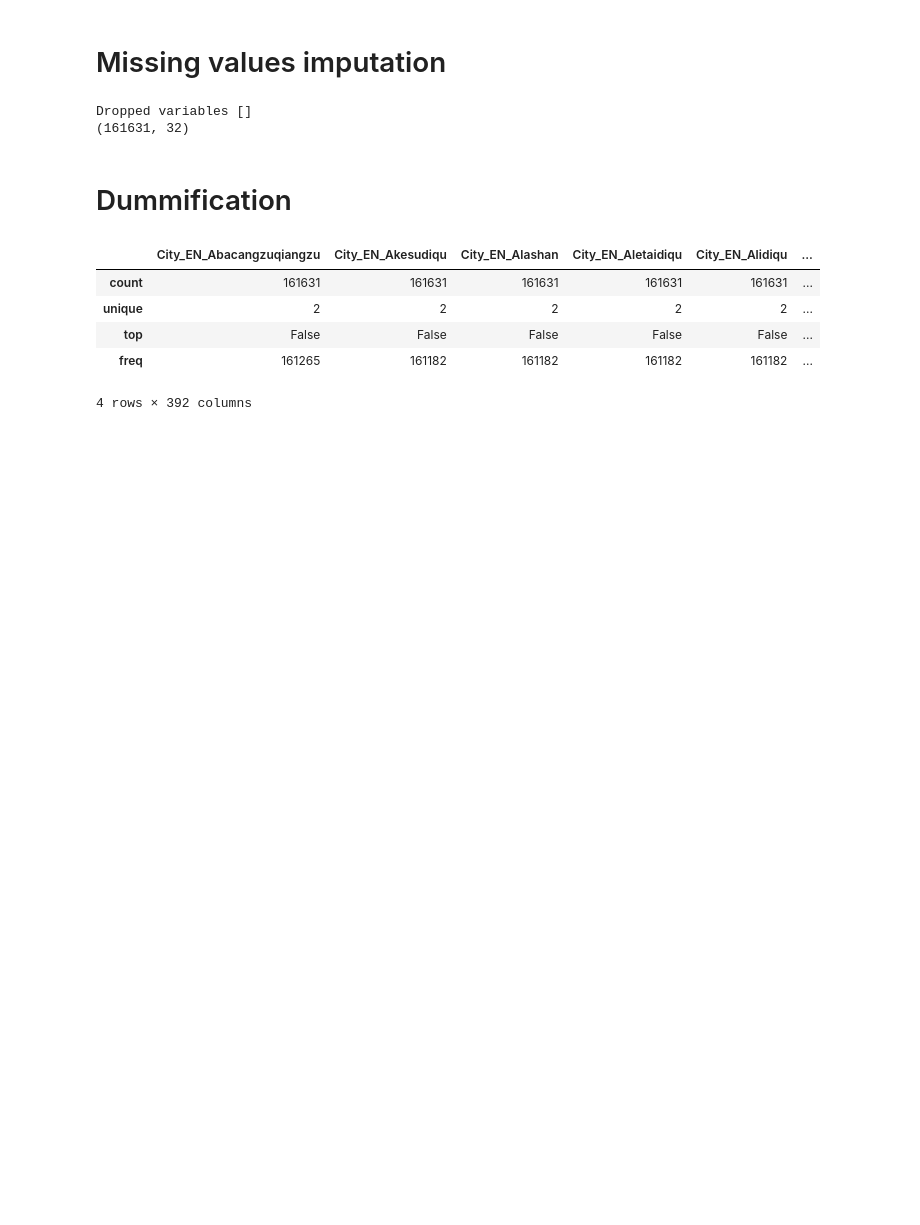
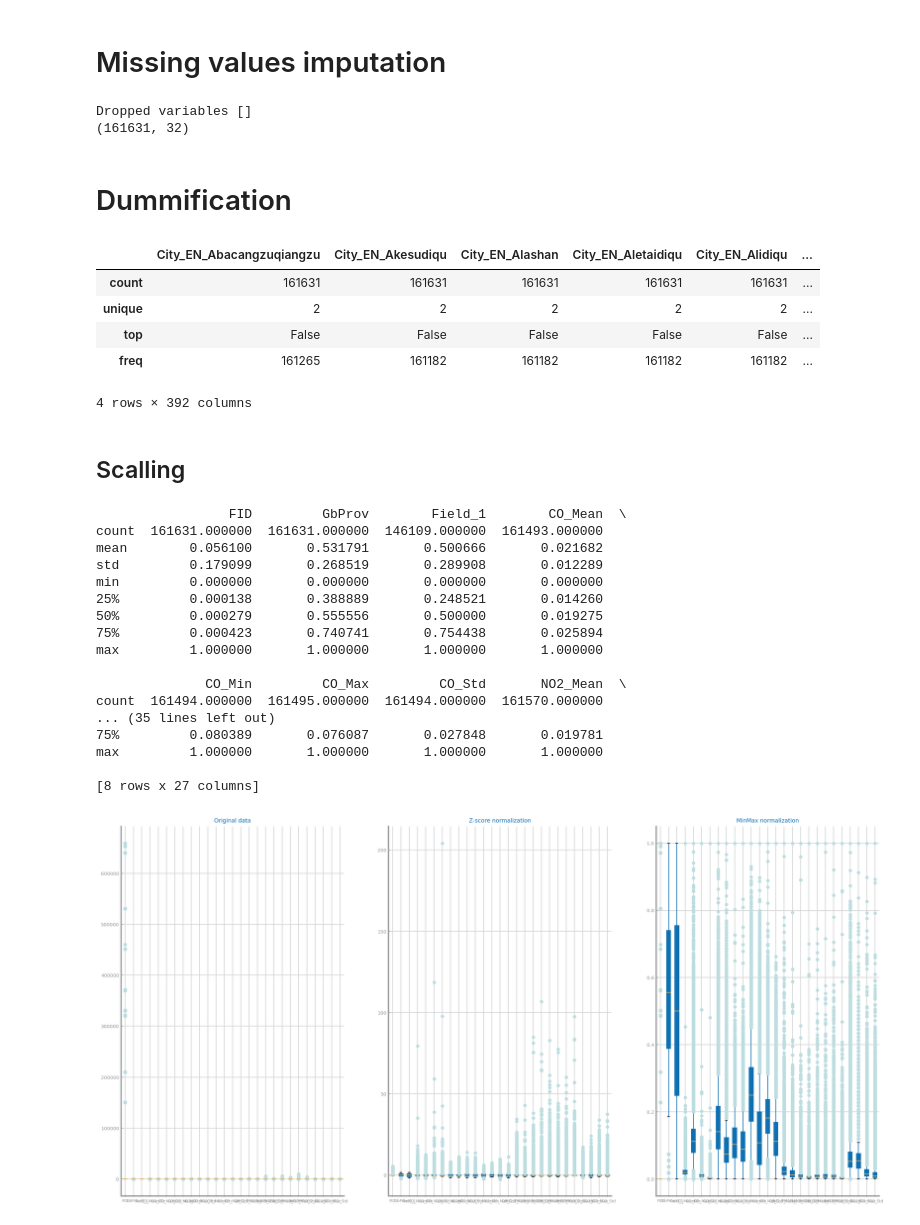
Before and after one commit to falc00/projetoCD, a Jupyter notebook: data_preparation_dataset2.ipynb, the cells around one changed output. Drawn from its saved outputs; the diff is of its cells as text; code cells hidden in the pictures; blank space fills up the shorter version.

Commit message:
scalling 1 2

```diff
--- a/data_preparation_dataset2.ipynb
+++ b/data_preparation_dataset2.ipynb
@@ -70,3 +70,63 @@ df.describe(include=[bool])
 | top | False | False | False | False | False | ... |
 | freq | 161265 | 161182 | 161182 | 161182 | 161182 | ... |
 4 rows × 392 columns
+# %% [markdown]
+## Scalling
+# %%
+variable_types = get_variable_types(new_dataset_2)
+numeric_vars = variable_types['Numeric']
+symbolic_vars = variable_types['Symbolic']
+boolean_vars = variable_types['Binary']
+
+df_nr = new_dataset_2[numeric_vars]
+df_sb = new_dataset_2[symbolic_vars]
+df_bool = new_dataset_2[boolean_vars]
+# %%
+from sklearn.preprocessing import StandardScaler
+from pandas import DataFrame, concat
+
+transf = StandardScaler(with_mean=True, with_std=True, copy=True).fit(df_nr)
+tmp = DataFrame(transf.transform(df_nr), index=new_dataset_2.index, columns= numeric_vars)
+norm_data_zscore = concat([tmp, df_sb,  df_bool], axis=1)
+norm_data_zscore.to_csv(f'data/{file}_scaled_zscore.csv', index=False)
+# %%
+from sklearn.preprocessing import MinMaxScaler
+from pandas import DataFrame, concat
+
+transf = MinMaxScaler(feature_range=(0, 1), copy=True).fit(df_nr)
+tmp = DataFrame(transf.transform(df_nr), index=new_dataset_2.index, columns= numeric_vars)
+norm_data_minmax = concat([tmp, df_sb,  df_bool], axis=1)
+norm_data_minmax.to_csv(f'data/{file}_scaled_minmax.csv', index=False)
+print(norm_data_minmax.describe())
+
+from matplotlib.pyplot import subplots, show
+
+fig, axs = subplots(1, 3, figsize=(20,10),squeeze=False)
+axs[0, 0].set_title('Original data')
+new_dataset_2.boxplot(ax=axs[0, 0])
+axs[0, 1].set_title('Z-score normalization')
+norm_data_zscore.boxplot(ax=axs[0, 1])
+axs[0, 2].set_title('MinMax normalization')
+norm_data_minmax.boxplot(ax=axs[0, 2])
+show()
+
+norm_data_zscore.to_csv('data/air_quality_scaled_zscore.csv', index=False)
+# %% [output]
+                 FID         GbProv        Field_1        CO_Mean  \
+count  161631.000000  161631.000000  146109.000000  161493.000000
+mean        0.056100       0.531791       0.500666       0.021682
+std         0.179099       0.268519       0.289908       0.012289
+min         0.000000       0.000000       0.000000       0.000000
+25%         0.000138       0.388889       0.248521       0.014260
+50%         0.000279       0.555556       0.500000       0.019275
+75%         0.000423       0.740741       0.754438       0.025894
+max         1.000000       1.000000       1.000000       1.000000
+
+              CO_Min         CO_Max         CO_Std       NO2_Mean  \
+count  161494.000000  161495.000000  161494.000000  161570.000000
+... (35 lines left out)
+75%         0.080389       0.076087       0.027848       0.019781
+max         1.000000       1.000000       1.000000       1.000000
+
+[8 rows x 27 columns]
+[figure, added]
```
